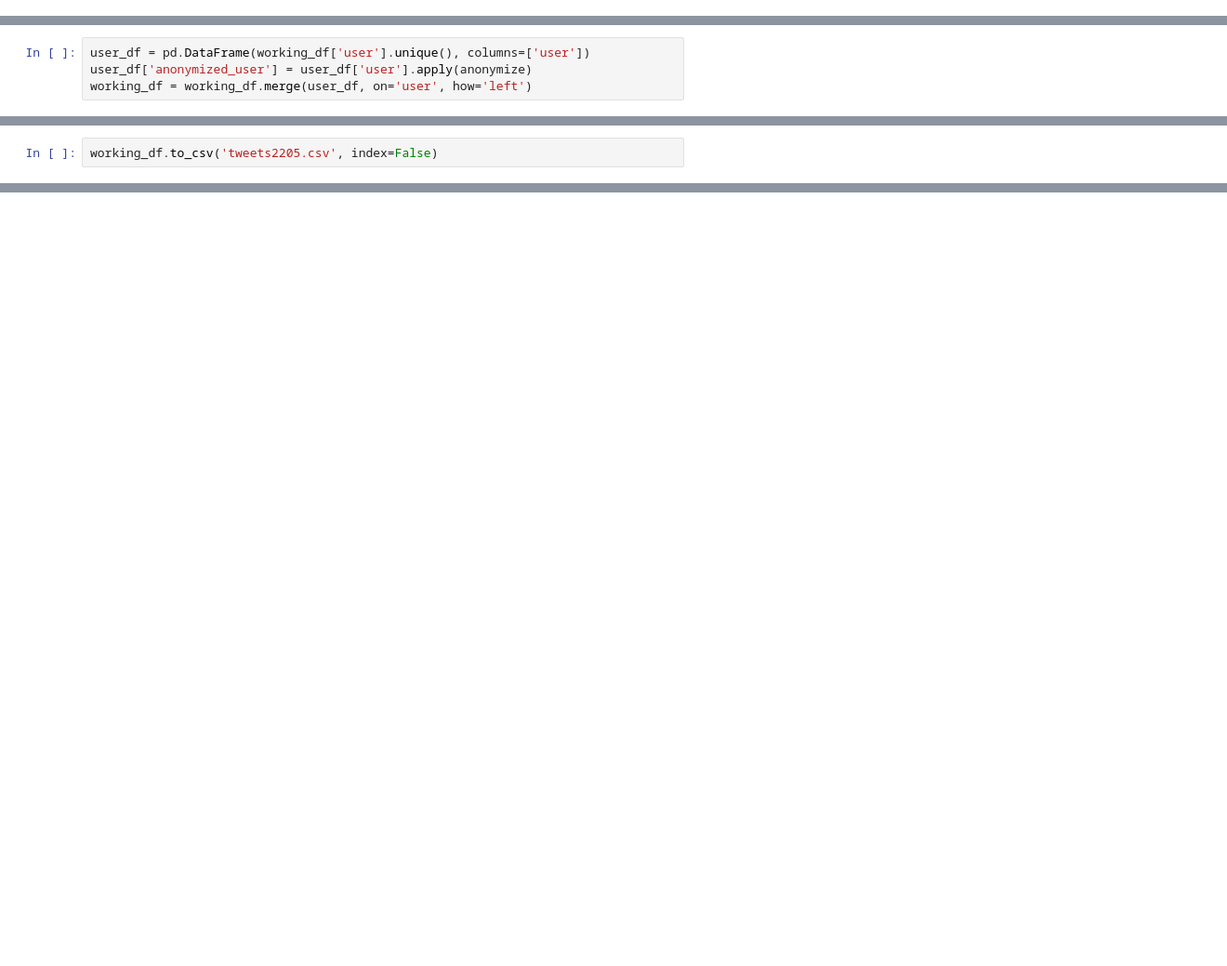
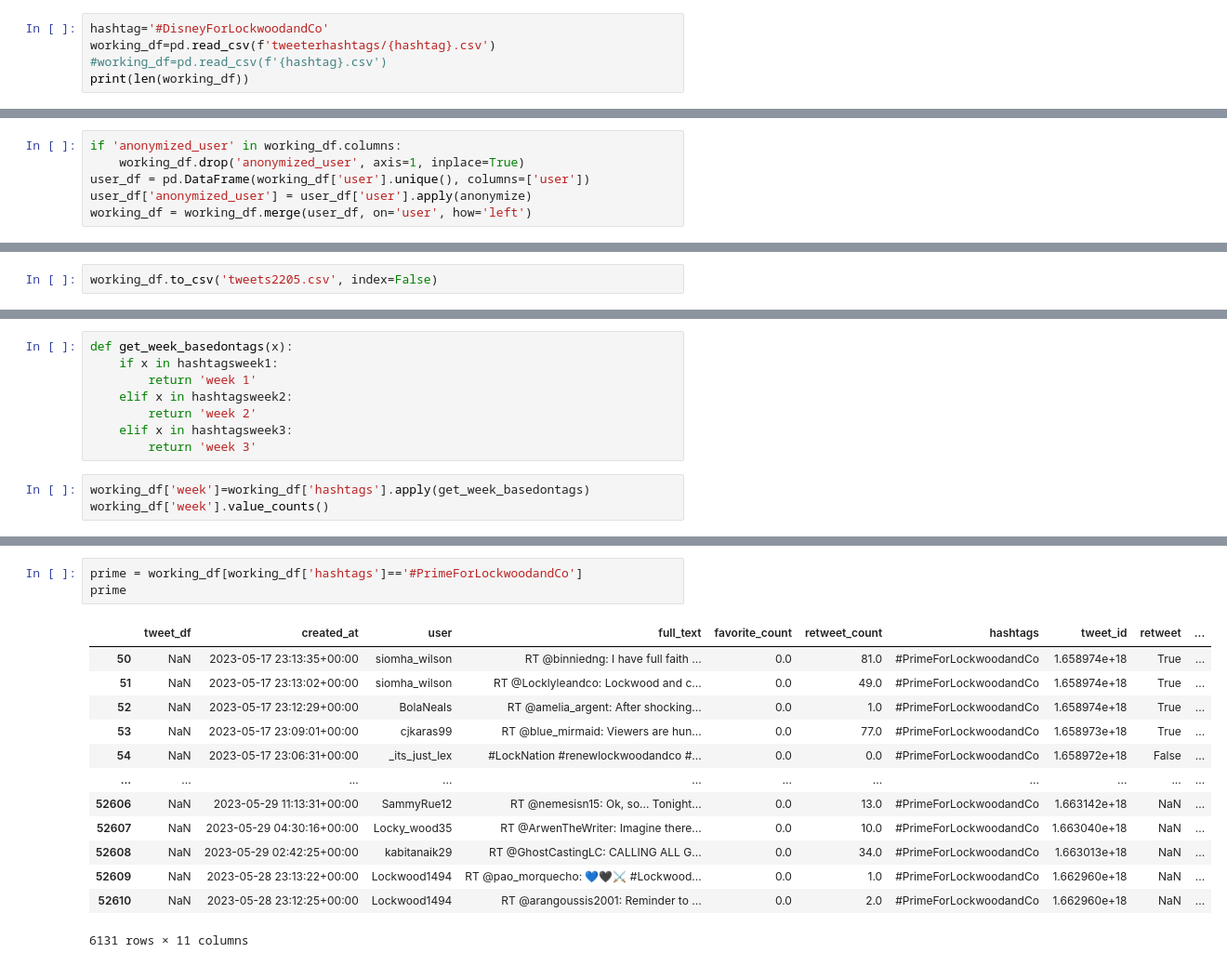
Before and after one commit to biogear13/ao3lockwood-co, a Jupyter notebook: tweeter_scraper.ipynb, the cells around one changed output, grey strips where cells are left out. Shown at 93% size. Drawn from its saved outputs; the diff is of its cells as text; blank space fills up the shorter version.

Commit message:
updated to the nearest hashtag

```diff
--- a/tweeter_scraper.ipynb
+++ b/tweeter_scraper.ipynb
@@ -105,0 +91,5 @@ working_df
+# %%
+hashtag='#DisneyForLockwoodandCo'
+working_df=pd.read_csv(f'tweeterhashtags/{hashtag}.csv')
+#working_df=pd.read_csv(f'{hashtag}.csv')
+print(len(working_df))
@@ -141,6 +150,8 @@ def anonymize(value):
     anonymized_value = hashed_value[:8]
     return anonymized_value
 # %%
+if 'anonymized_user' in working_df.columns:
+    working_df.drop('anonymized_user', axis=1, inplace=True)
 user_df = pd.DataFrame(working_df['user'].unique(), columns=['user'])
 user_df['anonymized_user'] = user_df['user'].apply(anonymize)
 working_df = working_df.merge(user_df, on='user', how='left')
@@ -152,0 +171,11 @@ len(working_df)
+# %%
+def get_week_basedontags(x):
+    if x in hashtagsweek1:
+        return 'week 1'
+    elif x in hashtagsweek2:
+        return 'week 2'
+    elif x in hashtagsweek3:
+        return 'week 3'
+# %%
+working_df['week']=working_df['hashtags'].apply(get_week_basedontags)
+working_df['week'].value_counts()
@@ -152,0 +205,17 @@ len(working_df)
+# %%
+prime = working_df[working_df['hashtags']=='#PrimeForLockwoodandCo']
+prime
+# %% [output]
+|  | tweet_df | created_at | user | full_text | favorite_count | retweet_count | hashtags | tweet_id | retweet | ... |
+| 50 | NaN | 2023-05-17 23:13:35+00:00 | siomha_wilson | RT @binniedng: I have full faith ... | 0.0 | 81.0 | #PrimeForLockwoodandCo | 1.658974e+18 | True | ... |
+| 51 | NaN | 2023-05-17 23:13:02+00:00 | siomha_wilson | RT @Locklyleandco: Lockwood and c... | 0.0 | 49.0 | #PrimeForLockwoodandCo | 1.658974e+18 | True | ... |
+| 52 | NaN | 2023-05-17 23:12:29+00:00 | BolaNeals | RT @amelia_argent: After shocking... | 0.0 | 1.0 | #PrimeForLockwoodandCo | 1.658974e+18 | True | ... |
+| 53 | NaN | 2023-05-17 23:09:01+00:00 | cjkaras99 | RT @blue_mirmaid: Viewers are hun... | 0.0 | 77.0 | #PrimeForLockwoodandCo | 1.658973e+18 | True | ... |
+| 54 | NaN | 2023-05-17 23:06:31+00:00 | _its_just_lex | #LockNation #renewlockwoodandco #... | 0.0 | 0.0 | #PrimeForLockwoodandCo | 1.658972e+18 | False | ... |
+| ... | ... | ... | ... | ... | ... | ... | ... | ... | ... | ... |
+| 52606 | NaN | 2023-05-29 11:13:31+00:00 | SammyRue12 | RT @nemesisn15: Ok, so... Tonight... | 0.0 | 13.0 | #PrimeForLockwoodandCo | 1.663142e+18 | NaN | ... |
+| 52607 | NaN | 2023-05-29 04:30:16+00:00 | Locky_wood35 | RT @ArwenTheWriter: Imagine there... | 0.0 | 10.0 | #PrimeForLockwoodandCo | 1.663040e+18 | NaN | ... |
+| 52608 | NaN | 2023-05-29 02:42:25+00:00 | kabitanaik29 | RT @GhostCastingLC: CALLING ALL G... | 0.0 | 34.0 | #PrimeForLockwoodandCo | 1.663013e+18 | NaN | ... |
+| 52609 | NaN | 2023-05-28 23:13:22+00:00 | Lockwood1494 | RT @pao_morquecho: 💙🖤⚔️ #Lockwood... | 0.0 | 1.0 | #PrimeForLockwoodandCo | 1.662960e+18 | NaN | ... |
+| 52610 | NaN | 2023-05-28 23:12:25+00:00 | Lockwood1494 | RT @arangoussis2001: Reminder to ... | 0.0 | 2.0 | #PrimeForLockwoodandCo | 1.662960e+18 | NaN | ... |
+6131 rows × 11 columns
```
Also changed, not shown: parts of 15 cells of this notebook, 26 other files.
